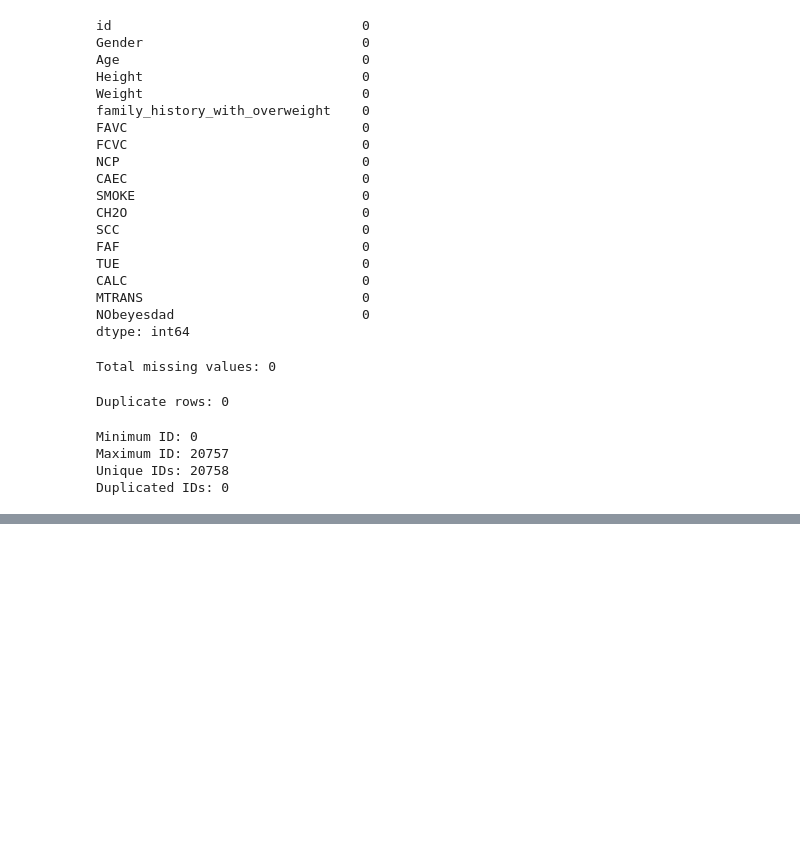
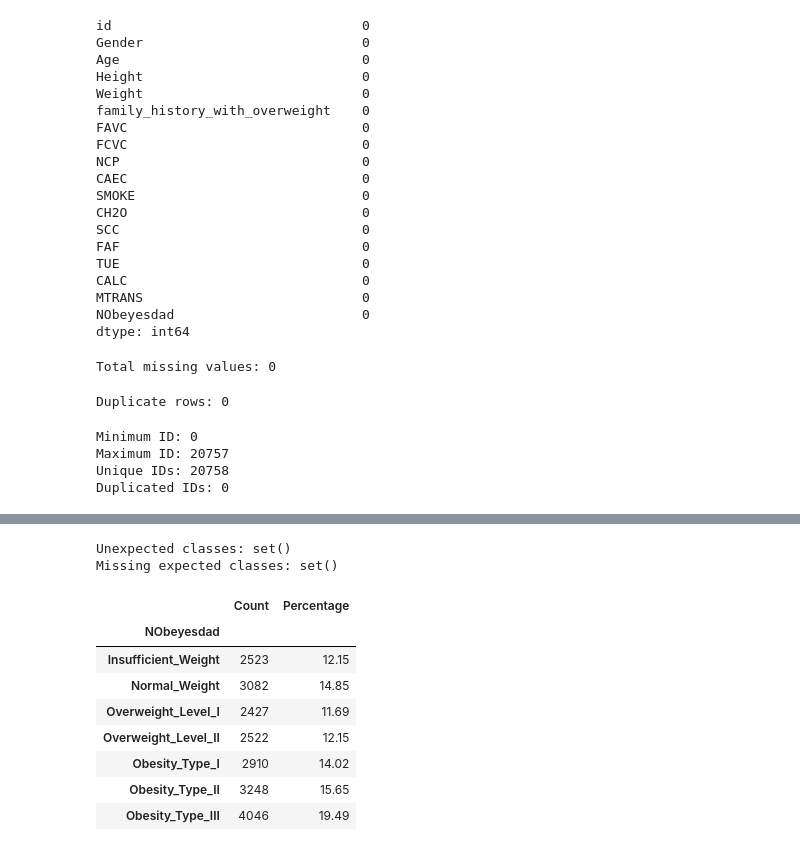
Before and after one commit to SMCodeX7/Obesity-Risk-Intelligence-System, a Jupyter notebook: notebooks/01_data_understanding.ipynb, the cells around one changed output, grey strips where cells are left out. Drawn from its saved outputs; the diff is of its cells as text; code cells hidden in the pictures; blank space fills up the shorter version.

```diff
--- a/notebooks/01_data_understanding.ipynb
+++ b/notebooks/01_data_understanding.ipynb
@@ -150,0 +186,43 @@ Duplicated IDs: 0
+# %%
+observed_class_set = set(df[target_column].unique())
+expected_class_set = set(class_order)
+
+unexpected_classes = observed_class_set - expected_class_set
+missing_classes = expected_class_set - observed_class_set
+
+print("Unexpected classes:", unexpected_classes)
+print("Missing expected classes:", missing_classes)
+# %% [output]
+Unexpected classes: set()
+Missing expected classes: set()
+# %%
+class_counts = (
+    df[target_column]
+    .value_counts()
+    .reindex(class_order)
+)
+
+class_percentages = (
+    df[target_column]
+    .value_counts(normalize=True)
+    .mul(100)
+    .reindex(class_order)
+    .round(2)
+)
+
+target_summary = pd.DataFrame({
+    "Count": class_counts,
+    "Percentage": class_percentages,
+})
+
+target_summary
+# %% [output]
+|  | Count | Percentage |
+| NObeyesdad |  |  |
+| Insufficient_Weight | 2523 | 12.15 |
+| Normal_Weight | 3082 | 14.85 |
+| Overweight_Level_I | 2427 | 11.69 |
+| Overweight_Level_II | 2522 | 12.15 |
+| Obesity_Type_I | 2910 | 14.02 |
+| Obesity_Type_II | 3248 | 15.65 |
+| Obesity_Type_III | 4046 | 19.49 |
```
Also changed, not shown: parts of 6 cells of this notebook.
